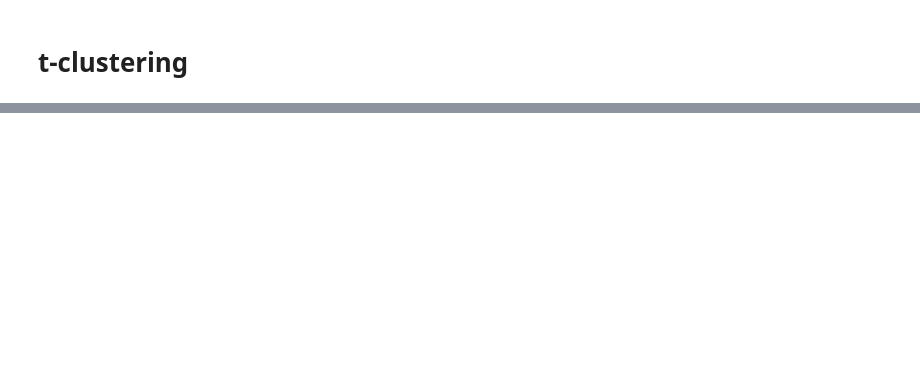
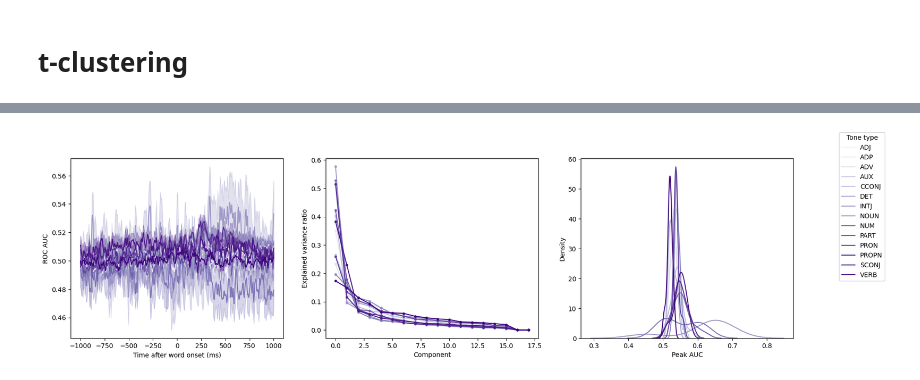
Before and after one commit to isaackrementsov/glysn-meg-analysis, a Jupyter notebook: meg_analysis_streamlined_stories.ipynb, the cells around one changed output, grey strips where cells are left out. Saved outputs shown, nothing was run; the diff lists cells and outputs as text; code cells hidden in the pictures; blank space fills up the shorter version.

```diff
--- a/meg_analysis_streamlined_stories.ipynb
+++ b/meg_analysis_streamlined_stories.ipynb
@@ -674,0 +548,41 @@ ax.set_ylabel("Spearman correlation")
+# %%
+fig, axs = plt.subplots(ncols=3, figsize=(20,5))
+
+classes = pos_types
+cmap = mpl.colormaps['Purples']
+colors = cmap(np.linspace(0, 1, len(classes) + 1))[1:]
+
+peak_window = [250, 750]
+
+
+for i, cl in enumerate(classes):
+    col = colors[i]
+    cl_scores = merged_scores[cl]
+    mean = cl_scores.mean(axis=0)
+    se = cl_scores.std(axis=0) / np.sqrt(n_subs)
+
+    axs[0].plot(t, mean, color=col)
+    axs[0].fill_between(t, mean - se, mean + se, color=col, alpha=0.3)
+
+    cl_scores_dm = cl_scores - mean
+
+    pca = PCA()
+    scores_transformed = pca.fit_transform(cl_scores_dm)
+    axs[1].plot(pca.explained_variance_ratio_, marker=".", color=col)
+
+    max_around_peak = cl_scores[:,at_t(peak_window[0]):at_t(peak_window[1])].max(axis=-1)
+    sns.kdeplot(max_around_peak, label=cl, ax=axs[2], color=col)
+
+axs[0].set_ylabel("ROC AUC")
+axs[0].set_xlabel("Time after word onset (ms)")
+
+axs[1].set_ylabel("Explained variance ratio")
+axs[1].set_xlabel("Component")
+
+axs[2].set_xlabel("Peak AUC")
+
+fig.legend(title="Tone type")
+
+plt.show()
+# %% [output]
+[figure, added]
```
Also changed, not shown: parts of 27 cells of this notebook, 7 other files.
